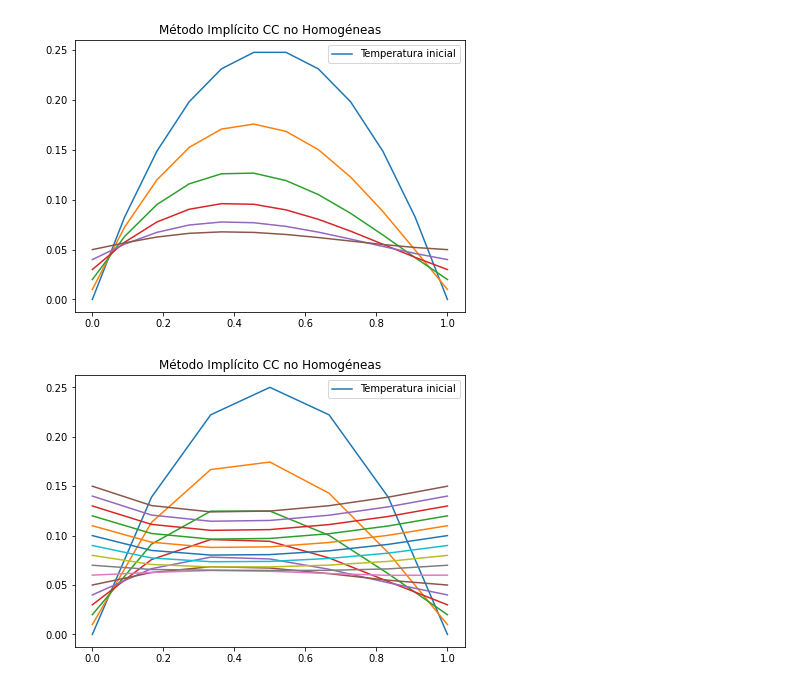
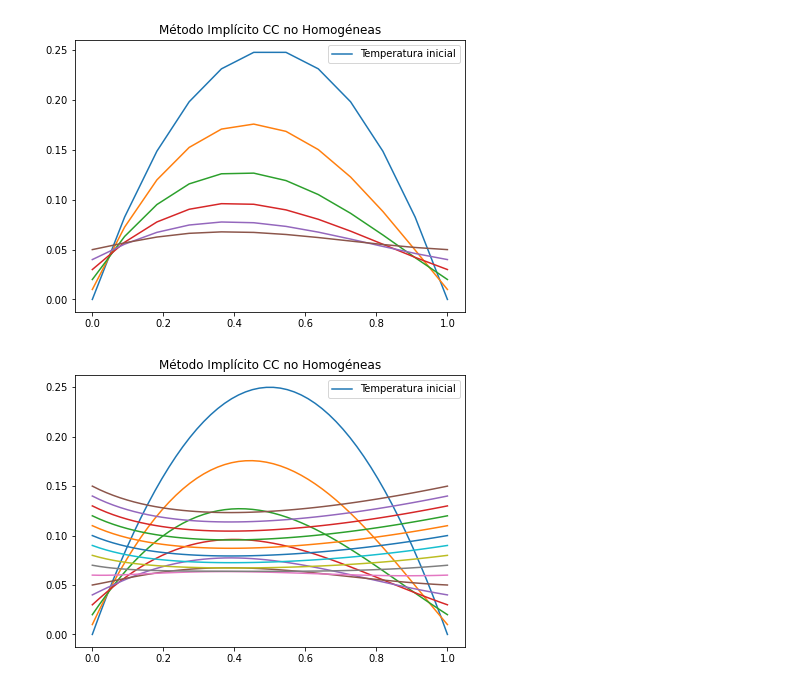
Before and after one commit to LeonardoLopez2218061/ModeladoMatematicoII_LEO, a Jupyter notebook: Notebooks/100821MetodosDirNoHom.ipynb, the cells around one changed output. Cells and saved outputs as stored; diff of their text form; code cells hidden in the pictures.

```diff
--- a/Notebooks/100821MetodosDirNoHom.ipynb
+++ b/Notebooks/100821MetodosDirNoHom.ipynb
@@ -134,12 +126,9 @@ def PrbkVariable(M,N):
     dt = 0.1 #Definimos sin restricciones
 
     #definiendo la matriz A
-    A=np.zeros((m-1,m-1))
-    for i in range(m-1):
-        A[i,i]=1+dt/h**2*(K[2*i+1]+K[2*(i+1)+1])
-    for i in range(m-2):
-        A[i,i+1]=-dt/h**2*K[2*(i+1)+1]
-        A[i+1,i]=-dt/h**2*K[2*(i+1)+1]
+    A1 = [1+dt/h**2*(K[2*i+1]+K[2*(i+1)+1]) for i in range (m-1)]
+    A2 = [-dt/h**2*K[2*(i+1)+1] for i in range (m-2)]
+    A = diags([A1,A2,A2], [0,-1,1]).toarray()
     #graficando soluciones en cada paso de tiempo
     plt.figure(figsize=(7,5))
     plt.plot(Xamp,Tamp, label = 'Temperatura inicial')
@@ -167,6 +156,6 @@ PrbkVariable(10,5)
 # %% [output]
 [figure]
 # %%
-PrbkVariable(5,15)
+PrbkVariable(50,15)
 # %% [output]
-[figure, old version]
+[figure, new version]
```
Also changed, not shown: parts of 3 cells of this notebook, 4 other files.
